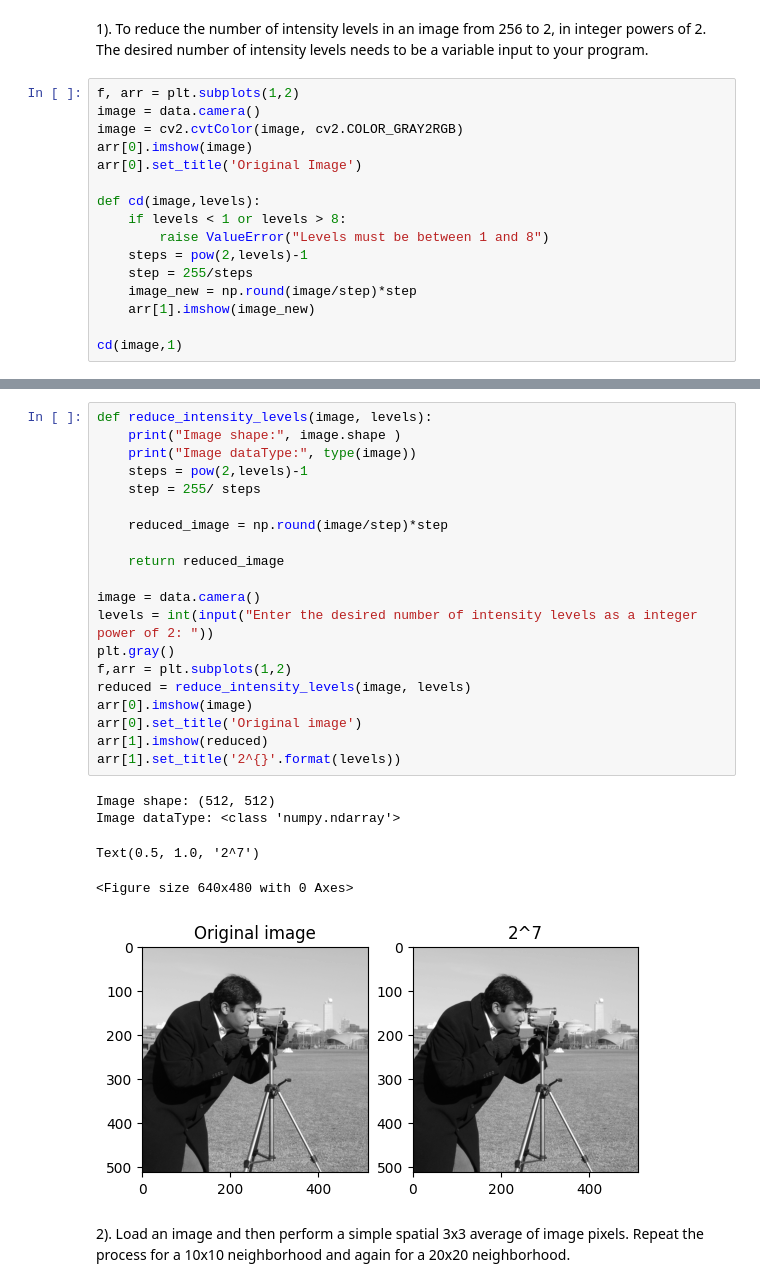
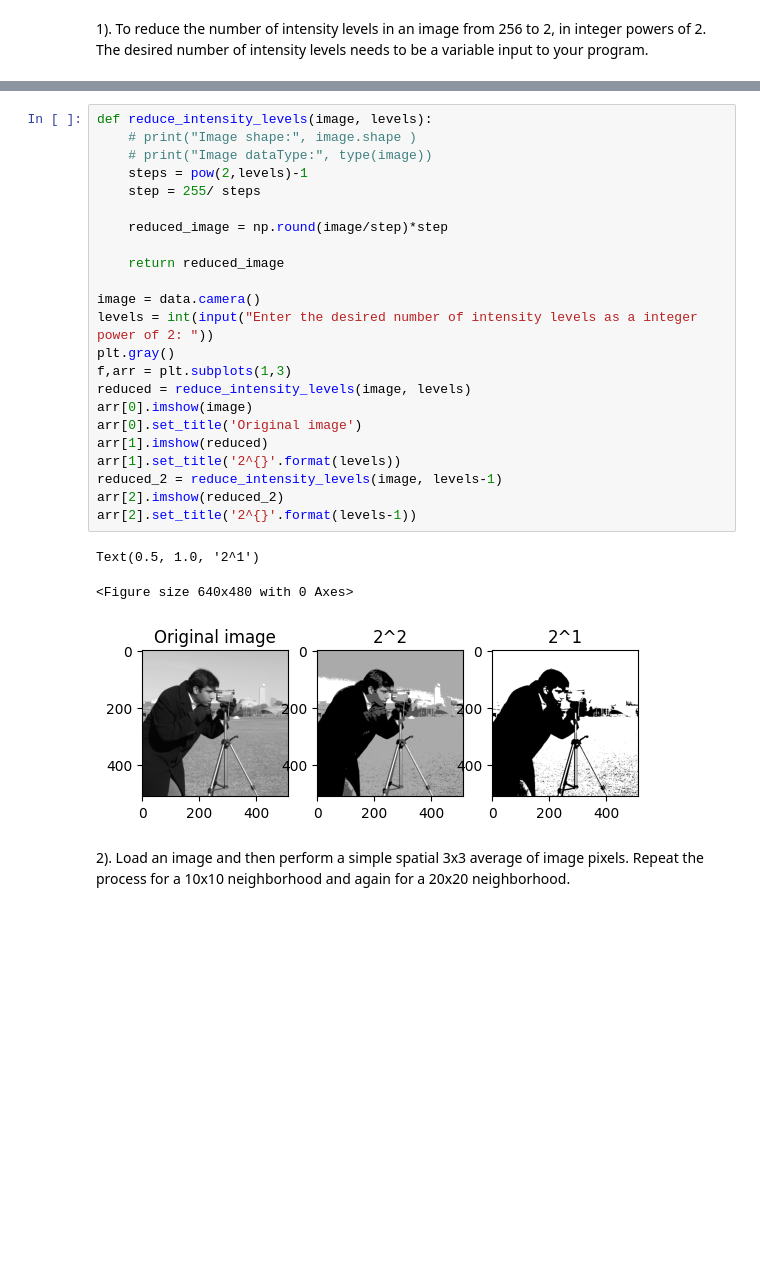
Before and after one commit to GeethCY/ee7204_3513_assignment1, a Jupyter notebook: assignment_3513.ipynb, the cells around one changed output, grey strips where cells are left out. Drawn from its saved outputs; the diff is of its cells as text; blank space fills up the shorter version.

```diff
--- a/assignment_3513.ipynb
+++ b/assignment_3513.ipynb
@@ -12,19 +12,3 @@ plt.imshow(image)
 [figure]
 # %% [markdown]
 1). To reduce the number of intensity levels in an image from 256 to 2, in integer powers of 2. The desired number of intensity levels needs to be a variable input to your program.
-# %%
-f, arr = plt.subplots(1,2)
-image = data.camera()
-image = cv2.cvtColor(image, cv2.COLOR_GRAY2RGB)
-arr[0].imshow(image)
-arr[0].set_title('Original Image')
-
-def cd(image,levels):
-    if levels < 1 or levels > 8:
-        raise ValueError("Levels must be between 1 and 8")
-    steps = pow(2,levels)-1
-    step = 255/steps
-    image_new = np.round(image/step)*step
-    arr[1].imshow(image_new)
-
-cd(image,1)
@@ -34,29 +15,30 @@ Clipping input data to the valid range for imshow with RGB data ([0..1] for floa
 # %%
 def reduce_intensity_levels(image, levels):
-    print("Image shape:", image.shape )
-    print("Image dataType:", type(image))
+    # print("Image shape:", image.shape )
+    # print("Image dataType:", type(image))
     steps = pow(2,levels)-1
     step = 255/ steps
 
     reduced_image = np.round(image/step)*step
 
     return reduced_image
 
 image = data.camera()
 levels = int(input("Enter the desired number of intensity levels as a integer power of 2: "))
 plt.gray()
-f,arr = plt.subplots(1,2)
+f,arr = plt.subplots(1,3)
 reduced = reduce_intensity_levels(image, levels)
 arr[0].imshow(image)
 arr[0].set_title('Original image')
 arr[1].imshow(reduced)
 arr[1].set_title('2^{}'.format(levels))
+reduced_2 = reduce_intensity_levels(image, levels-1)
+arr[2].imshow(reduced_2)
+arr[2].set_title('2^{}'.format(levels-1))
 # %% [output]
-Image shape: (512, 512)
-Image dataType: <class 'numpy.ndarray'>
+Text(0.5, 1.0, '2^1')
-Text(0.5, 1.0, '2^7')
+<Figure size 640x480 with 0 Axes>
-<Figure size 640x480 with 0 Axes>
-[figure, old version]
+[figure, new version]
 # %% [markdown]
 2). Load an image and then perform a simple spatial 3x3 average of image pixels. Repeat the process for a 10x10 neighborhood and again for a 20x20 neighborhood.
 # %%
```
Also changed, not shown: parts of 1 cell of this notebook.
